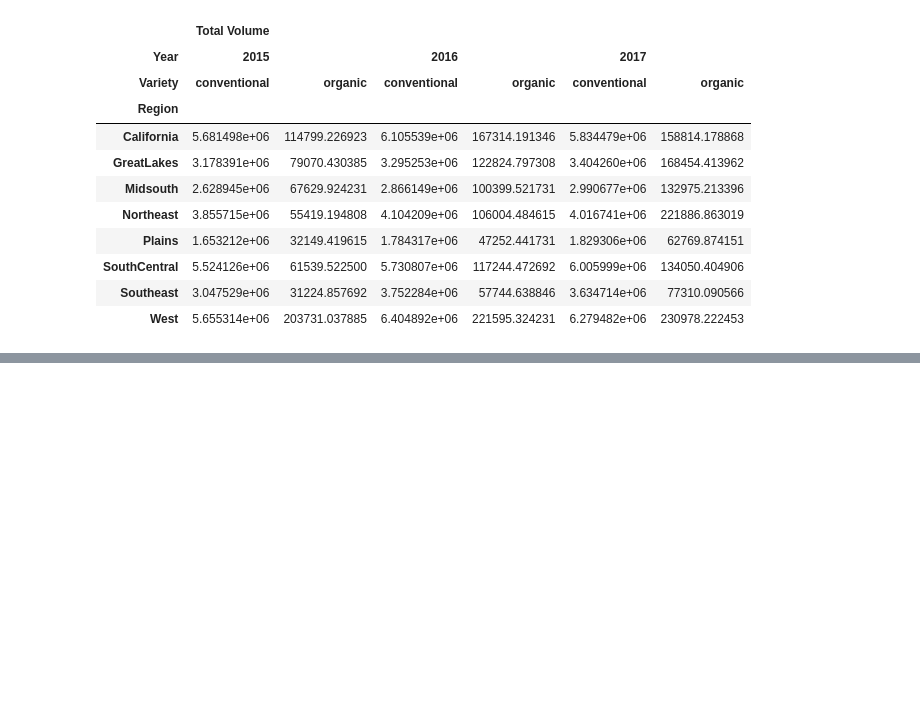
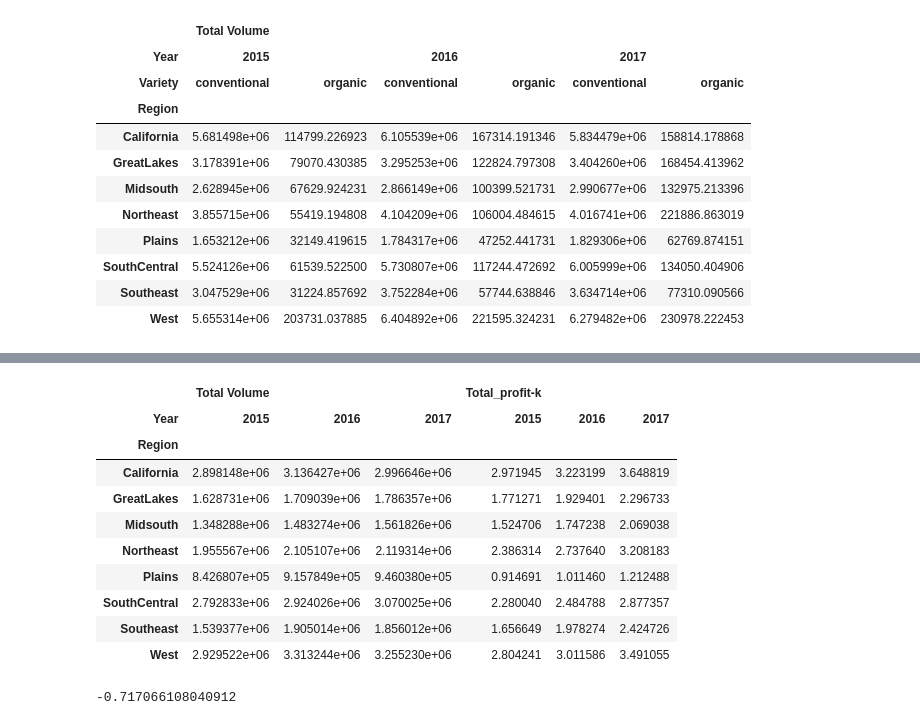
Before and after one commit to Paulapr/datamad0119, a Jupyter notebook: module-1/pipelines-project/your-code/avocado_dataset.ipynb, the cells around one changed output, grey strips where cells are left out. Cells and saved outputs as stored; diff of their text form; code cells hidden in the pictures; blank space fills up the shorter version.

```diff
--- a/module-1/pipelines-project/your-code/avocado_dataset.ipynb
+++ b/module-1/pipelines-project/your-code/avocado_dataset.ipynb
@@ -232,0 +235,20 @@ AttributeError: module 'pandas' has no attribute 'series'
+# %%
+total_volumen_region = pd.pivot_table(avocados_region, values=['Total Volume','Total_profit-k'], index=['Region'], columns=['Year'])
+total_volumen_region
+# %% [output]
+|  | Total Volume |  |  | Total_profit-k |  |  |
+| Year | 2015 | 2016 | 2017 | 2015 | 2016 | 2017 |
+| Region |  |  |  |  |  |  |
+| California | 2.898148e+06 | 3.136427e+06 | 2.996646e+06 | 2.971945 | 3.223199 | 3.648819 |
+| GreatLakes | 1.628731e+06 | 1.709039e+06 | 1.786357e+06 | 1.771271 | 1.929401 | 2.296733 |
+| Midsouth | 1.348288e+06 | 1.483274e+06 | 1.561826e+06 | 1.524706 | 1.747238 | 2.069038 |
+| Northeast | 1.955567e+06 | 2.105107e+06 | 2.119314e+06 | 2.386314 | 2.737640 | 3.208183 |
+| Plains | 8.426807e+05 | 9.157849e+05 | 9.460380e+05 | 0.914691 | 1.011460 | 1.212488 |
+| SouthCentral | 2.792833e+06 | 2.924026e+06 | 3.070025e+06 | 2.280040 | 2.484788 | 2.877357 |
+| Southeast | 1.539377e+06 | 1.905014e+06 | 1.856012e+06 | 1.656649 | 1.978274 | 2.424726 |
+| West | 2.929522e+06 | 3.313244e+06 | 3.255230e+06 | 2.804241 | 3.011586 | 3.491055 |
+# %%
+correlacion1 = avocados_region['Total Volume'].corr(avocados_region['Avg Price'])
+correlacion1
+# %% [output]
+-0.717066108040912
```
Also changed, not shown: parts of 7 cells of this notebook.
